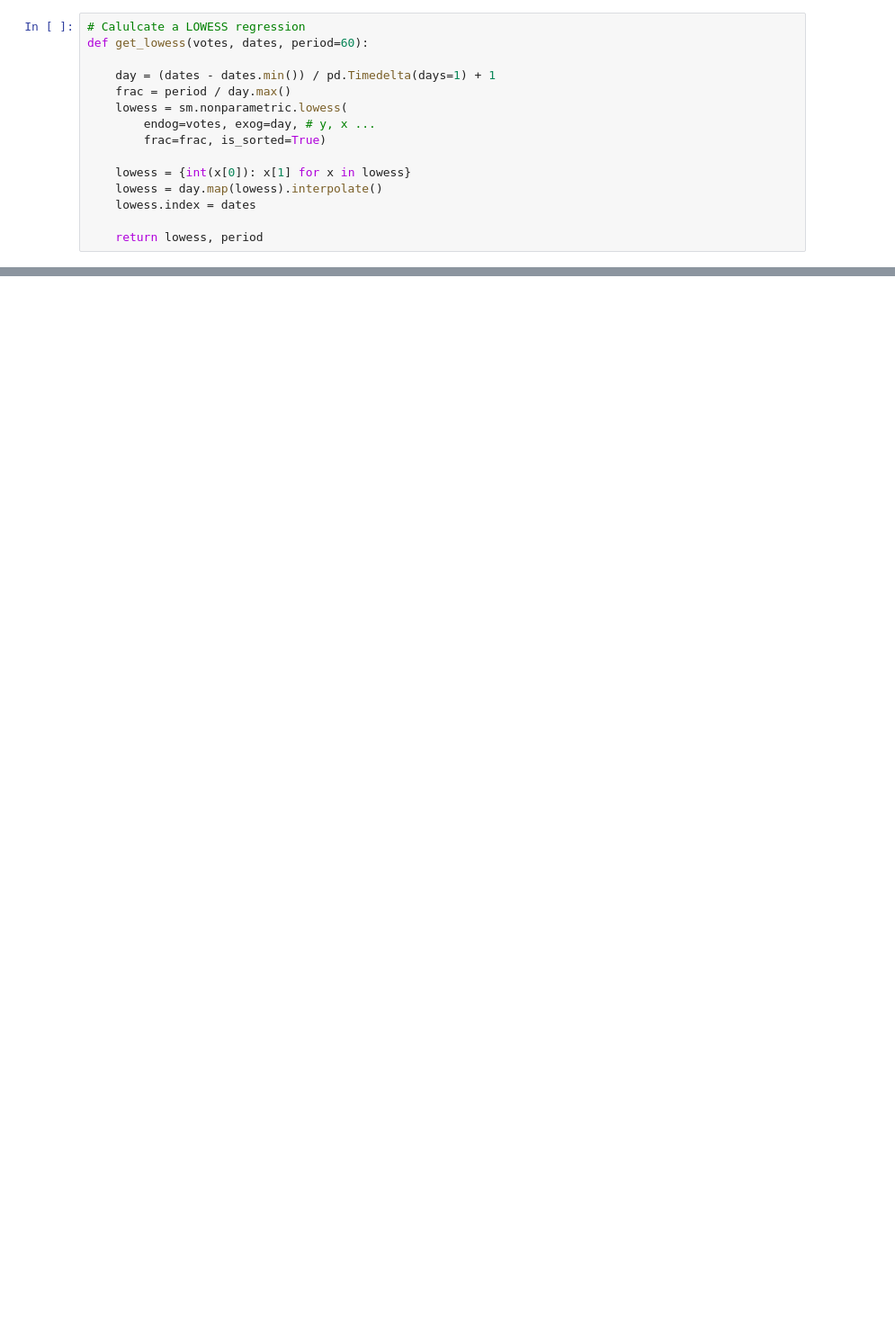
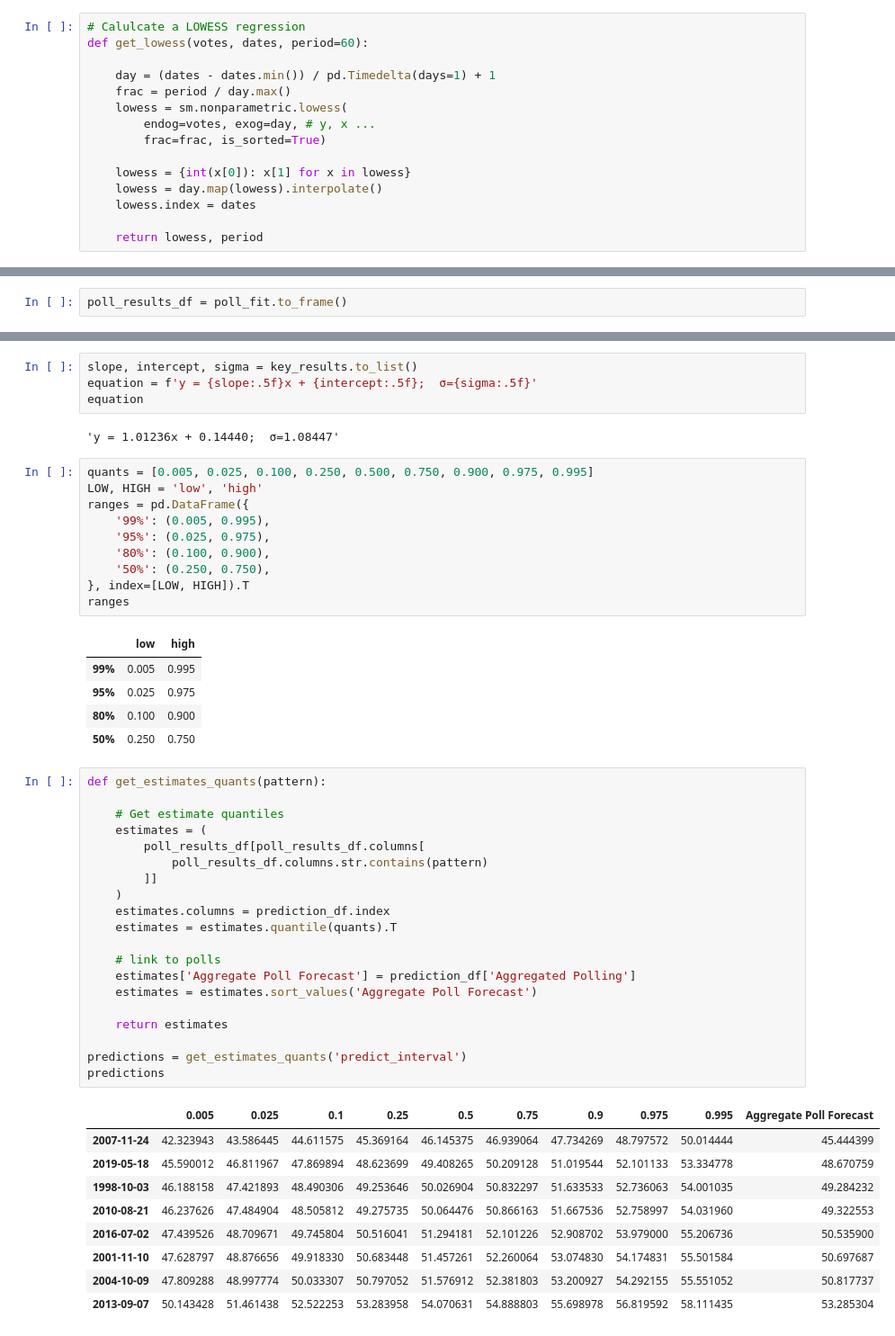
Before and after one commit to bpalmer4/Australian-Federal-Election-2022, a Jupyter notebook: notebooks/Bayesian seats model input for polls to election.ipynb, the cells around one changed output, grey strips where cells are left out. Shown at 90% size. Cells and saved outputs as stored; diff of their text form; blank space fills up the shorter version.

```diff
--- a/notebooks/exploratory how effective are polls at predicting election outcomes.ipynb
+++ b/notebooks/Bayesian seats model input for polls to election.ipynb
@@ -112,0 +279,2 @@ for election in past_polls['Election'].unique():
+# %%
+poll_results_df = poll_fit.to_frame()
@@ -112,0 +290,52 @@ for election in past_polls['Election'].unique():
+# %%
+slope, intercept, sigma = key_results.to_list()
+equation = f'y = {slope:.5f}x + {intercept:.5f};  σ={sigma:.5f}'
+equation
+# %% [output]
+'y = 1.01236x + 0.14440;  σ=1.08447'
+# %%
+quants = [0.005, 0.025, 0.100, 0.250, 0.500, 0.750, 0.900, 0.975, 0.995]
+LOW, HIGH = 'low', 'high'
+ranges = pd.DataFrame({
+    '99%': (0.005, 0.995),
+    '95%': (0.025, 0.975),
+    '80%': (0.100, 0.900),
+    '50%': (0.250, 0.750),
+}, index=[LOW, HIGH]).T
+ranges
+# %% [output]
+|  | low | high |
+| 99% | 0.005 | 0.995 |
+| 95% | 0.025 | 0.975 |
+| 80% | 0.100 | 0.900 |
+| 50% | 0.250 | 0.750 |
+# %%
+def get_estimates_quants(pattern):
+
+    # Get estimate quantiles
+    estimates = (
+        poll_results_df[poll_results_df.columns[
+            poll_results_df.columns.str.contains(pattern)
+        ]]
+    )
+    estimates.columns = prediction_df.index
+    estimates = estimates.quantile(quants).T
+
+    # link to polls
+    estimates['Aggregate Poll Forecast'] = prediction_df['Aggregated Polling']
+    estimates = estimates.sort_values('Aggregate Poll Forecast')
+
+    return estimates
+
+predictions = get_estimates_quants('predict_interval')
+predictions
+# %% [output]
+|  | 0.005 | 0.025 | 0.1 | 0.25 | 0.5 | 0.75 | 0.9 | 0.975 | 0.995 | Aggregate Poll Forecast |
+| 2007-11-24 | 42.323943 | 43.586445 | 44.611575 | 45.369164 | 46.145375 | 46.939064 | 47.734269 | 48.797572 | 50.014444 | 45.444399 |
+| 2019-05-18 | 45.590012 | 46.811967 | 47.869894 | 48.623699 | 49.408265 | 50.209128 | 51.019544 | 52.101133 | 53.334778 | 48.670759 |
+| 1998-10-03 | 46.188158 | 47.421893 | 48.490306 | 49.253646 | 50.026904 | 50.832297 | 51.633533 | 52.736063 | 54.001035 | 49.284232 |
+| 2010-08-21 | 46.237626 | 47.484904 | 48.505812 | 49.275735 | 50.064476 | 50.866163 | 51.667536 | 52.758997 | 54.031960 | 49.322553 |
+| 2016-07-02 | 47.439526 | 48.709671 | 49.745804 | 50.516041 | 51.294181 | 52.101226 | 52.908702 | 53.979000 | 55.206736 | 50.535900 |
+| 2001-11-10 | 47.628797 | 48.876656 | 49.918330 | 50.683448 | 51.457261 | 52.260064 | 53.074830 | 54.174831 | 55.501584 | 50.697687 |
+| 2004-10-09 | 47.809288 | 48.997774 | 50.033307 | 50.797052 | 51.576912 | 52.381803 | 53.200927 | 54.292155 | 55.551052 | 50.817737 |
+| 2013-09-07 | 50.143428 | 51.461438 | 52.522253 | 53.283958 | 54.070631 | 54.888803 | 55.698978 | 56.819592 | 58.111435 | 53.285304 |
```
Also changed, not shown: parts of 24 cells of this notebook, 2 other files.
